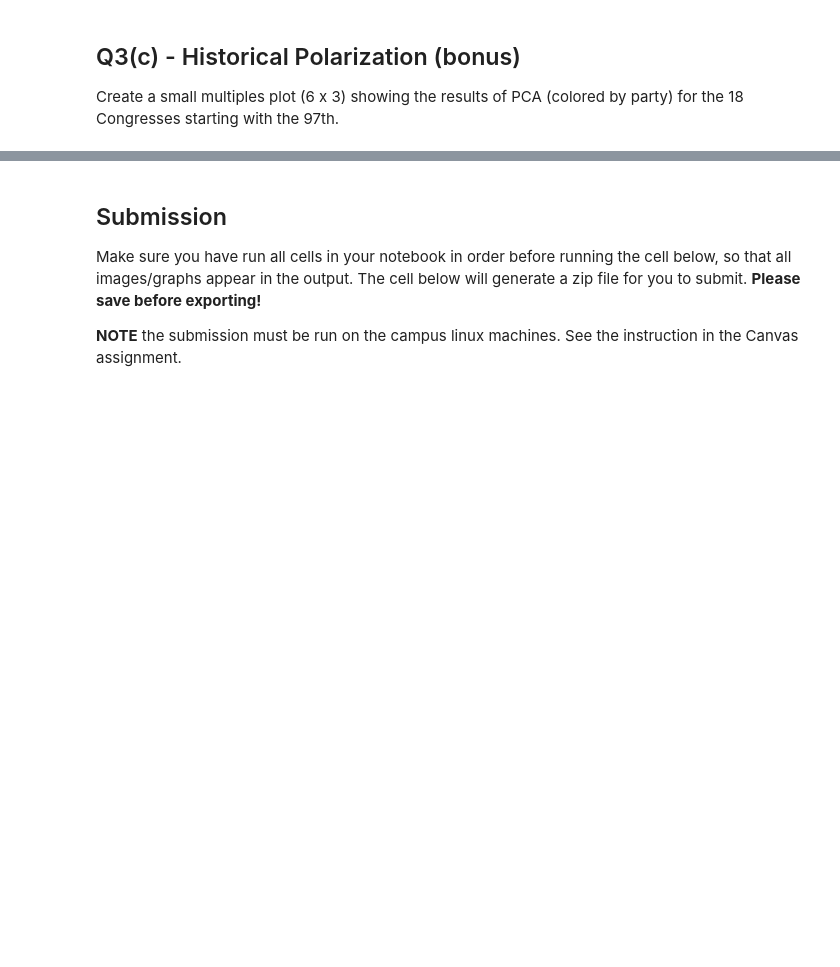
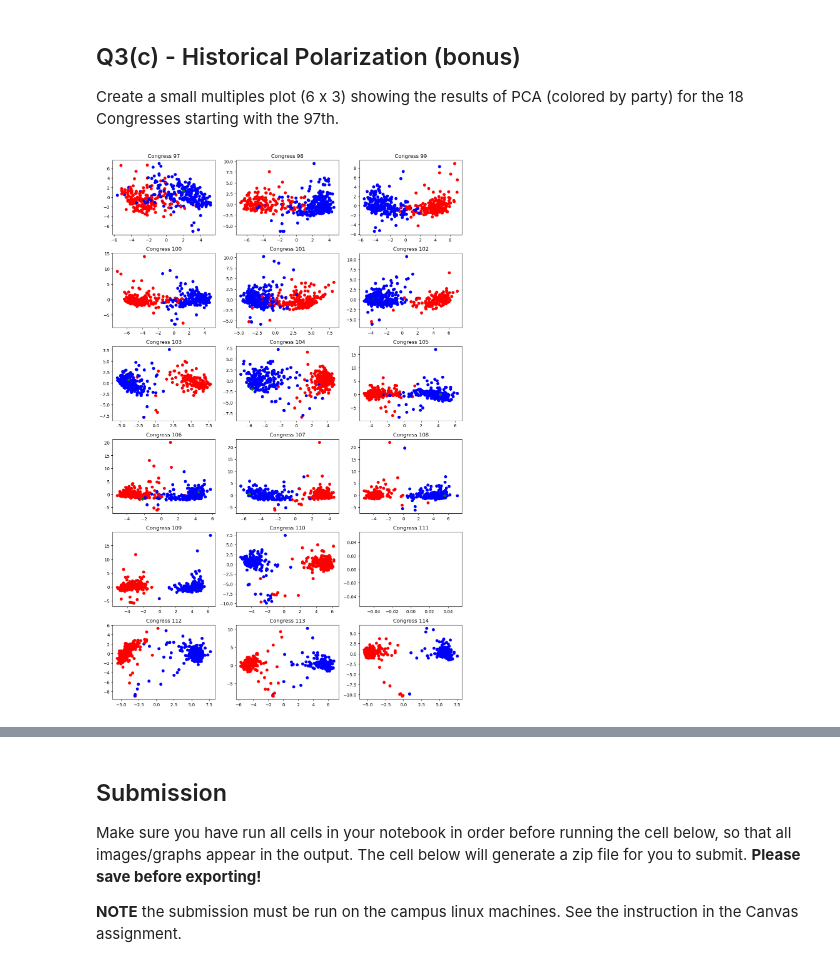
Before and after one commit to zecerman/CS4821, a Jupyter notebook: a3-4821/a3-4821.ipynb, the cells around one changed output, grey strips where cells are left out. Drawn from its saved outputs; the diff is of its cells as text; code cells hidden in the pictures; blank space fills up the shorter version.

```diff
--- a/a3-4821/a3-4821.ipynb
+++ b/a3-4821/a3-4821.ipynb
@@ -586,6 +632,34 @@ grader.check("q3b")
 Create a small multiples plot (6 x 3) showing the results of PCA (colored by party) for the 18 Congresses starting with the 97th.
 # %%
 # Create small multiples plot
+
+
+fig, axes = plt.subplots(nrows=6, ncols=3, figsize=(12, 18))
+
+idx = 96
+for i in range(6):
+    for j in range(3):
+        idx += 1
+        votes = pd.read_csv(f'congress/H{idx}_votes.csv')
+        scaler = StandardScaler()
+        labels = votes.columns[8:]
+        votes_sc = scaler.fit_transform(votes[labels])
+
+        votes_pca = pca.fit(votes_sc)
+        votes_tr = pca.fit_transform(votes_sc)
+
+        pca_df = pd.DataFrame(data=votes_tr)
+        pca_df["PartyCode"] = votes["PartyCode"].astype(str).str.strip()
+
+        ax = axes[i, j]
+        ax.set_title(f'Congress {idx}')
+        ax.scatter(pca_df.iloc[:, 0], pca_df.iloc[:, 1], c=pca_df['PartyCode'].map(party_colors))
+
+
+plt.tight_layout()
+plt.show()
+# %% [output]
+[figure, added]
 # %% [markdown]
 <!-- END QUESTION -->
 # %% [markdown]
```
Also changed, not shown: parts of 9 cells of this notebook.
